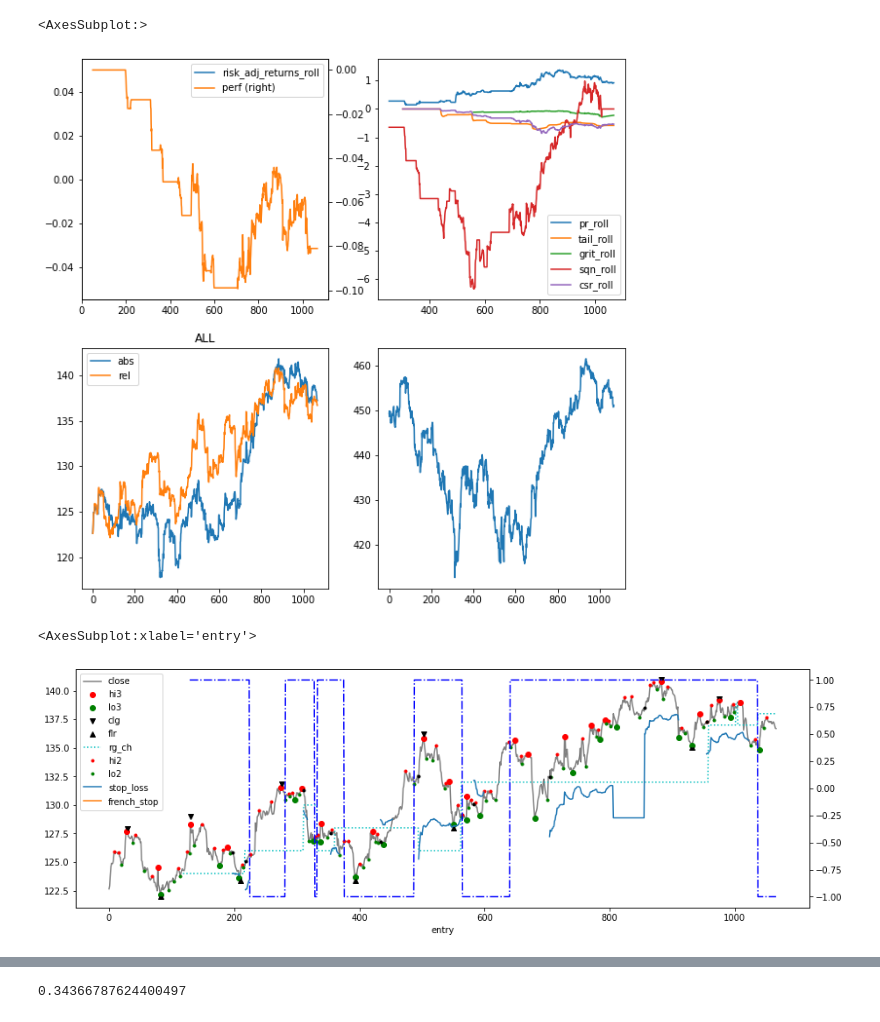
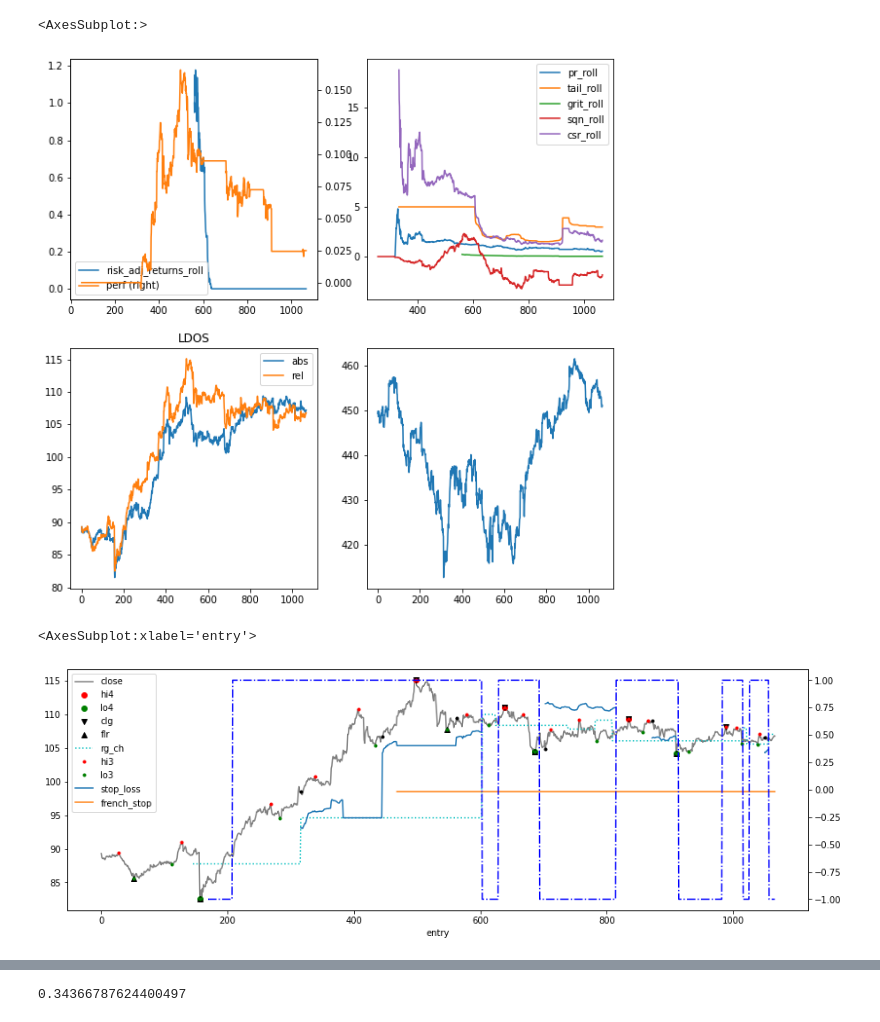
Before and after one commit to bjahnke/backtest_notebook, a Jupyter notebook: notes/backtester.ipynb, the cells around one changed output, grey strips where cells are left out. Saved outputs shown, nothing was run; the diff lists cells and outputs as text; code cells hidden in the pictures.

```diff
--- a/notes/backtester.ipynb
+++ b/notes/backtester.ipynb
@@ -30,30 +30,30 @@ _strategy_overview = pd.read_csv(_data_loader.file_path('stat_overview_15m.csv')
 
 _price_data_by_symbol = sbtu.PriceGlob(_price_data).swap_level()
 # %%
-symbol = 'ALL'
+symbol = 'LDOS'
 _strat_data = _strategy_lookup[symbol]
 _stats = _strategy_lookup[symbol].stat_historical
 _, axs = plt.subplots(2, 2)
 _stats[['risk_adj_returns_roll', 'perf']].plot(secondary_y=['perf'], ax=axs[0, 0], figsize=[10,10])
 plot_copy = _stats[['pr_roll', 'tail_roll', 'grit_roll', 'sqn_roll', 'csr_roll']]
 plot_copy.plot(ax=axs[0, 1])
 
 def get_abs_rel(_s):
     sd = _price_data_by_symbol.data[_s]
     rel = sur.simple_relative(sd, _bench.close).close
     return pd.DataFrame(
         data={
             'abs': sd.close,
             'rel': rel
         }
     )
 
 _symbol_data = _price_data_by_symbol.data[symbol]
 get_abs_rel(symbol).plot(title=symbol, ax=axs[1, 0])
 _bench.close.plot(ax=axs[1, 1])
 # %% [output]
 <AxesSubplot:>
-[figure, old version]
+[figure, new version]
 # %%
 epd = _strategy_lookup[symbol].enhanced_price_data.copy()
 epd['french_stop'] = _strategy_lookup[symbol].french_stop.stop_price
@@ -67,7 +67,7 @@ _en_cpy.index = _en_cpy.entry
 _en_cpy.en_px.plot(style='k.')
 # %% [output]
 <AxesSubplot:xlabel='entry'>
-[figure, old version]
+[figure, new version]
 # %%
 
 _pt = _strategy_lookup[symbol].peak_table.copy()
```
Also changed, not shown: parts of 11 cells of this notebook, 5 other files.
